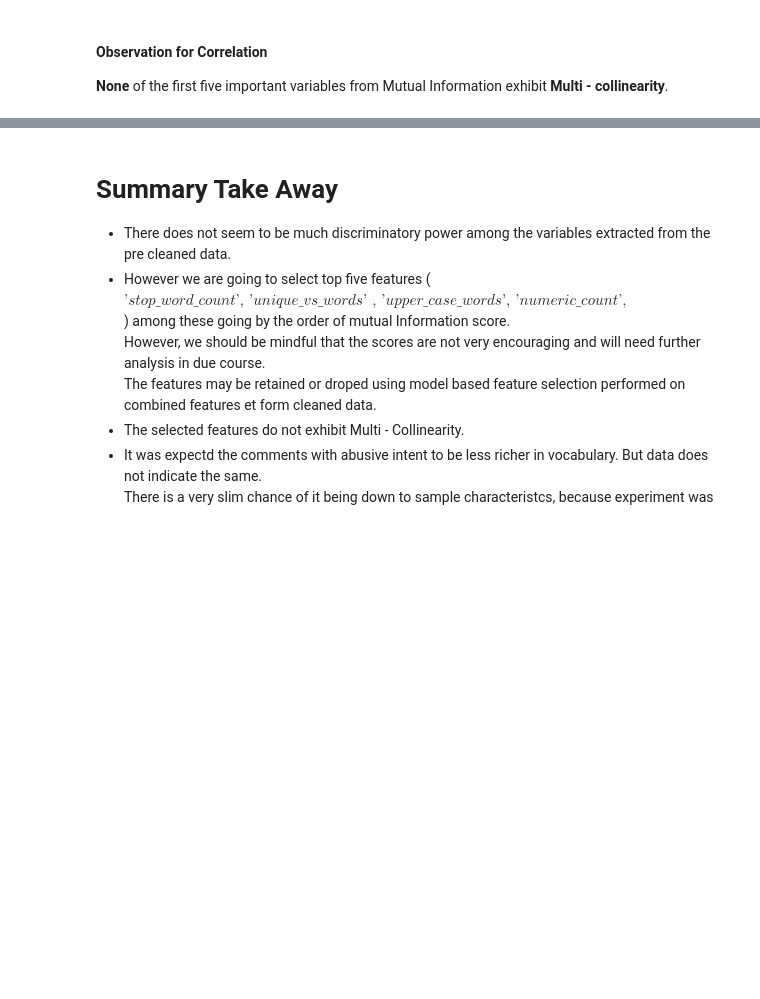
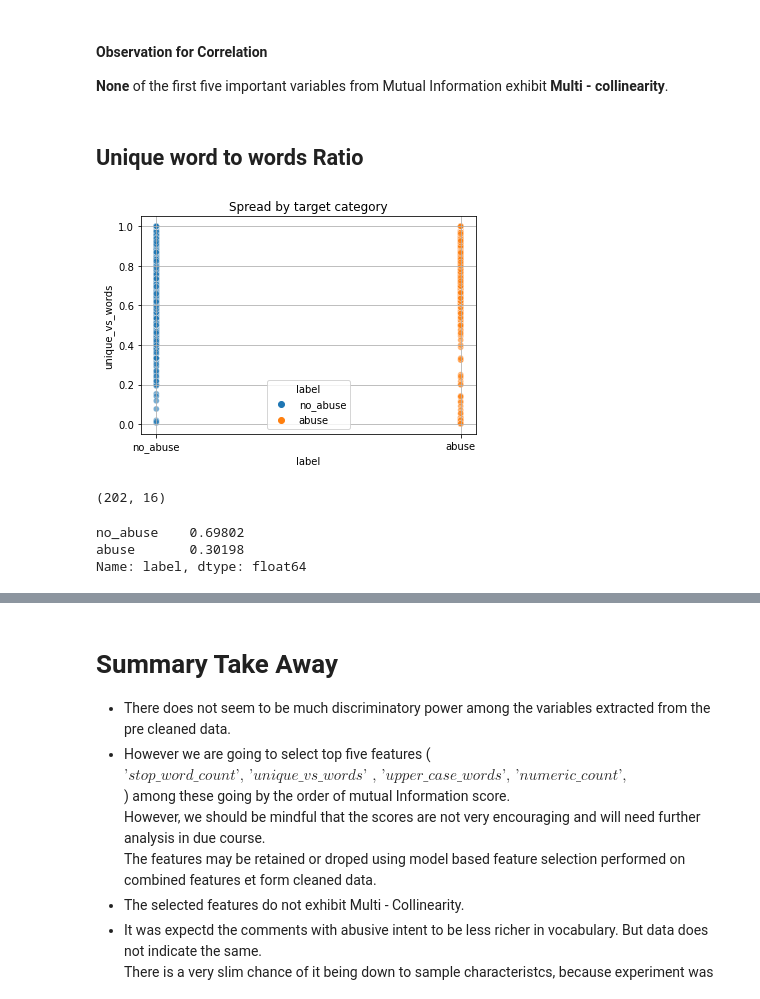
Before and after one commit to gunnerVivek/Abusive-language-detection-in-Online-content, a Jupyter notebook: NoteBooks/basic_features_analysis.ipynb, the cells around one changed output, grey strips where cells are left out. Drawn from its saved outputs; the diff is of its cells as text; code cells hidden in the pictures; blank space fills up the shorter version.

Commit message:
analysis: adds further analysis on unique words ratio variable

```diff
--- a/NoteBooks/basic_features_analysis.ipynb
+++ b/NoteBooks/basic_features_analysis.ipynb
@@ -292,3 +294,12 @@ plt.show()
 #### Observation for Correlation
 
 **None** of the first five important variables from Mutual Information exhibit **Multi - collinearity**.
+# %% [markdown]
+## Unique word to words Ratio
+# %%
+sns.scatterplot(x=data.label, y=data.unique_vs_words, hue=data.label, alpha=0.6)
+plt.title('Spread by target category')
+plt.grid()
+plt.show()
+# %% [output]
+[figure, added]
@@ -294,0 +316,10 @@ plt.show()
+# %%
+data[data.unique_ratio_lower == 'yes'].shape
+# %% [output]
+(202, 16)
+# %%
+data[data.unique_ratio_lower == 'yes']['label'].value_counts()/data[data.unique_ratio_lower == 'yes'].shape[0]
+# %% [output]
+no_abuse    0.69802
+abuse       0.30198
+Name: label, dtype: float64
```
Also changed, not shown: parts of 8 cells of this notebook.
